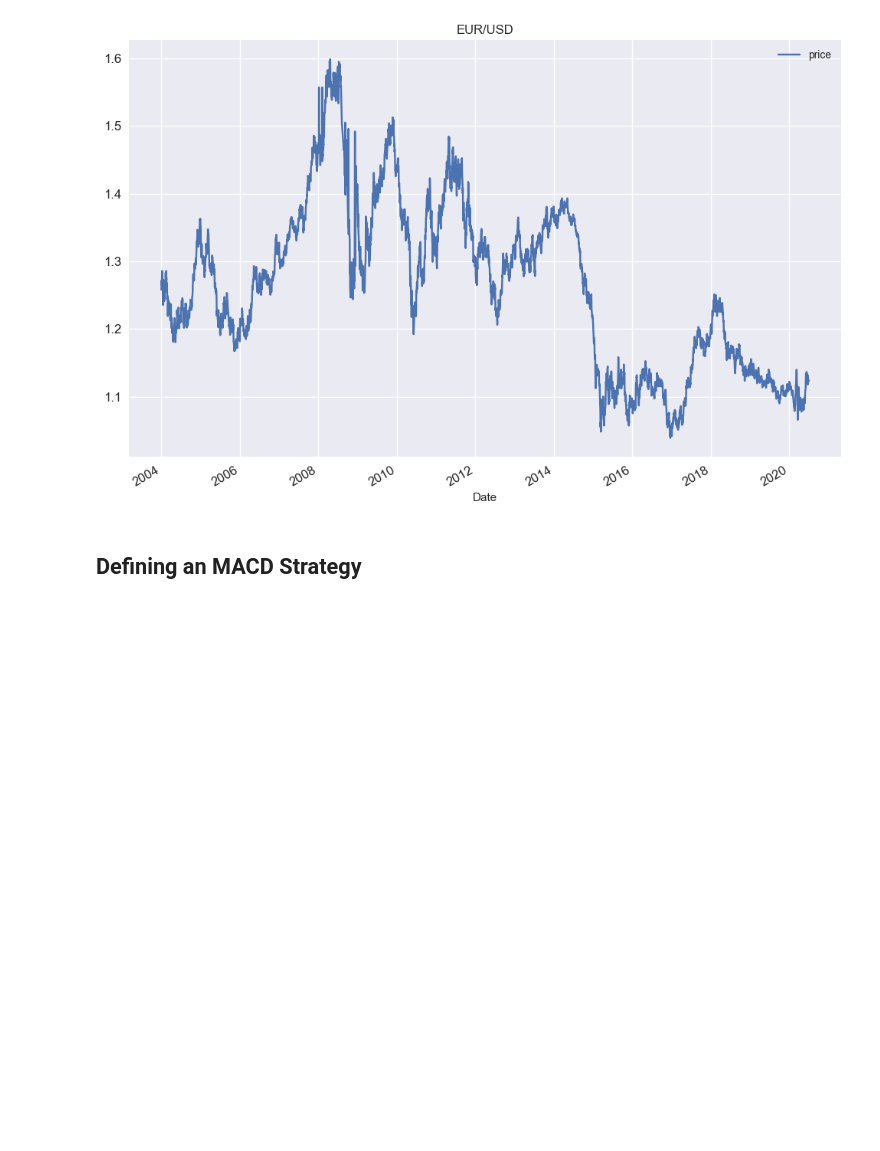
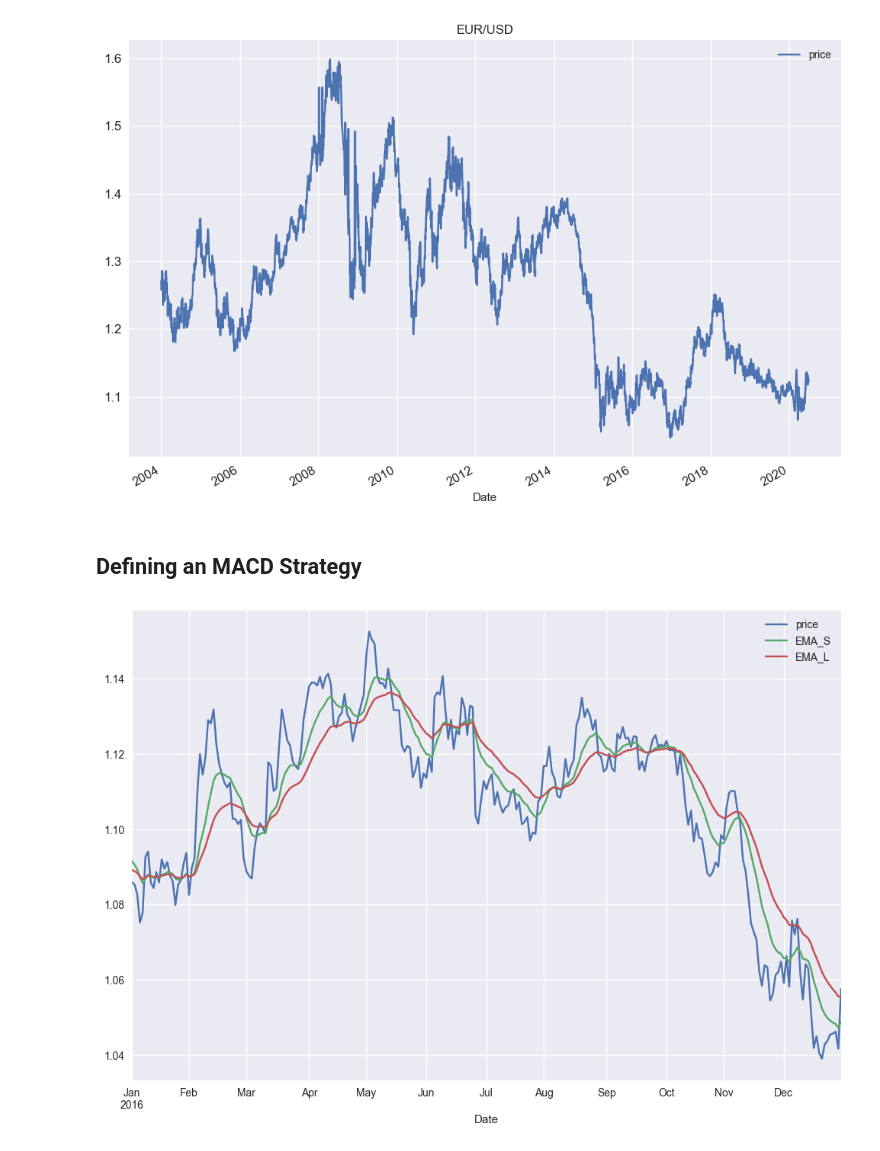
Before and after one commit to AvirukthGT/AlgoTrading, a Jupyter notebook: MACD/MACD.ipynb, the cells around one changed output. Drawn from its saved outputs; the diff is of its cells as text; code cells hidden in the pictures; blank space fills up the shorter version.

```diff
--- a/MACD/MACD.ipynb
+++ b/MACD/MACD.ipynb
@@ -28,3 +28,12 @@ plt.show()
 # %%
 ema_s = 12 # EMA Short
 ema_l = 26 # EMA Long
+# %%
+data["EMA_S"] = data.price.ewm(span = ema_s, min_periods = ema_s).mean()
+# %%
+data["EMA_L"] = data.price.ewm(span = ema_l, min_periods = ema_l).mean()
+# %%
+data.loc["2016", ["price", "EMA_S", "EMA_L"]].plot(figsize = (12, 8))
+plt.show()
+# %% [output]
+[figure, added]
```
Also changed, not shown: parts of 6 cells of this notebook.
